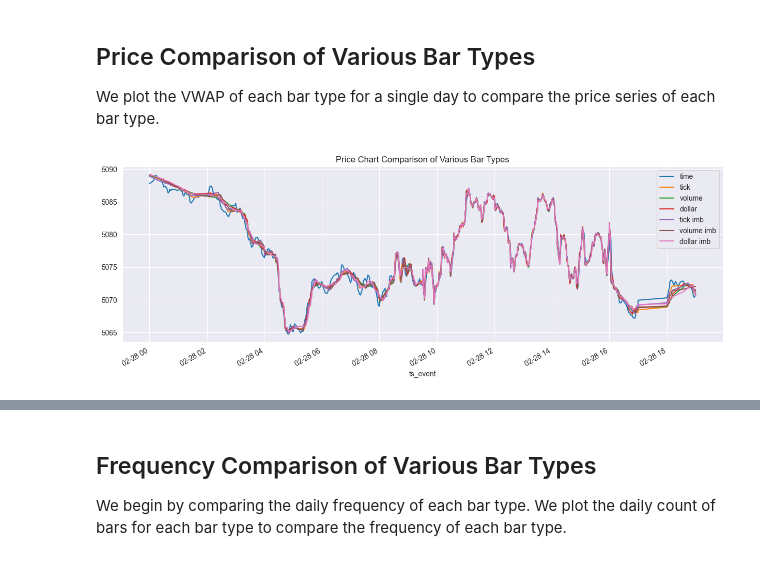
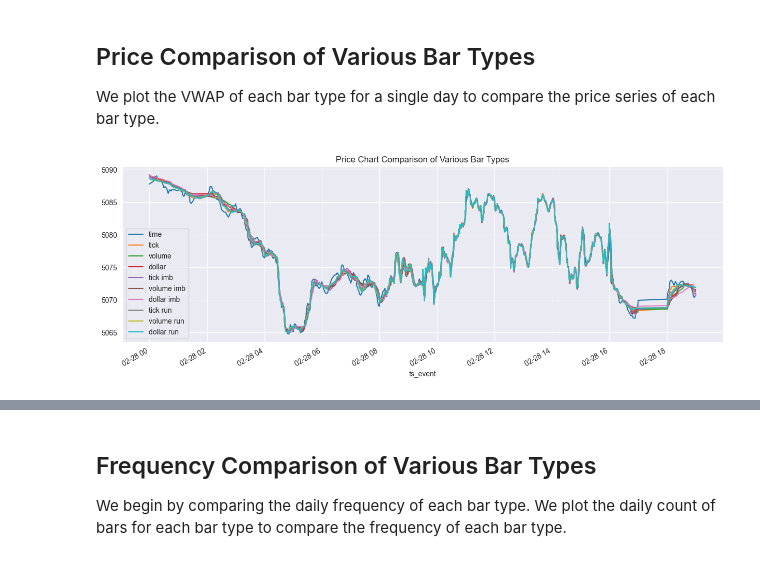
Before and after one commit to OneSqaured/onetrading, a Jupyter notebook: analysis/bar_comparison.ipynb, the cells around one changed output, grey strips where cells are left out. Saved outputs shown, nothing was run; the diff lists cells and outputs as text; code cells hidden in the pictures.

```diff
--- a/analysis/bar_comparison.ipynb
+++ b/analysis/bar_comparison.ipynb
@@ -25,6 +25,9 @@ dollar = DollarBar(symbol, tz)
 tib = TickImbalanceBar(symbol, tz)
 vib = VolumeImbalanceBar(symbol, tz)
 dib = DollarImbalanceBar(symbol, tz)
+trb = TickRunBar(symbol, tz)
+vrb = VolumeRunBar(symbol, tz)
+drb = DollarRunBar(symbol, tz)
 # %%
 # some parameters are chosen to ensure roughly equal number of bars each day
 if rerun:
@@ -51,6 +54,18 @@ if rerun:
     dib_bar = dib.get_bar(imb_bar_start_date, end_date, initial_size=1000, alpha=0.97, max_imbalance=250000)
     dib_bar = dib_bar.loc[dib_bar["ts_event"] >= start_date]
     dib_bar.to_pickle("data/dib_bar.pkl")
+
+    trb_bar = trb.get_bar(imb_bar_start_date, end_date, max_run=500)
+    trb_bar = trb_bar.loc[trb_bar["ts_event"] >= start_date]
+    trb_bar.to_pickle("data/trb_bar.pkl")
+
+    vrb_bar = vrb.get_bar(imb_bar_start_date, end_date, max_run=1000)
+    vrb_bar = vrb_bar.loc[vrb_bar["ts_event"] >= start_date]
+    vrb_bar.to_pickle("data/vrb_bar.pkl")
+
+    drb_bar = drb.get_bar(imb_bar_start_date, end_date, max_run=5000000)
+    drb_bar = drb_bar.loc[drb_bar["ts_event"] >= start_date]
+    drb_bar.to_pickle("data/drb_bar.pkl")
 else:
     time_bar = pd.read_pickle("data/time_bar.pkl")
     tick_bar = pd.read_pickle("data/tick_bar.pkl")
@@ -59,6 +74,9 @@ else:
     tib_bar = pd.read_pickle("data/tib_bar.pkl")
     vib_bar = pd.read_pickle("data/vib_bar.pkl")
     dib_bar = pd.read_pickle("data/dib_bar.pkl")
+    trb_bar = pd.read_pickle("data/trb_bar.pkl")
+    vrb_bar = pd.read_pickle("data/vrb_bar.pkl")
+    drb_bar = pd.read_pickle("data/drb_bar.pkl")
 # %%
 time_bar = filter_bars_for_market_open(time_bar, start_date, end_date, market="CME_Equity", tz=tz)
 tick_bar = filter_bars_for_market_open(tick_bar, start_date, end_date, market="CME_Equity", tz=tz)
@@ -67,6 +85,9 @@ dollar_bar = filter_bars_for_market_open(dollar_bar, start_date, end_date, marke
 tib_bar = filter_bars_for_market_open(tib_bar, start_date, end_date, market="CME_Equity", tz=tz)
 vib_bar = filter_bars_for_market_open(vib_bar, start_date, end_date, market="CME_Equity", tz=tz)
 dib_bar = filter_bars_for_market_open(dib_bar, start_date, end_date, market="CME_Equity", tz=tz)
+trb_bar = filter_bars_for_market_open(trb_bar, start_date, end_date, market="CME_Equity", tz=tz)
+vrb_bar = filter_bars_for_market_open(vrb_bar, start_date, end_date, market="CME_Equity", tz=tz)
+drb_bar = filter_bars_for_market_open(drb_bar, start_date, end_date, market="CME_Equity", tz=tz)
 # %% [markdown]
 ## Price Comparison of Various Bar Types
 
@@ -79,6 +100,9 @@ vwap_dollar_bar = dollar_bar[["ts_event", "vwap"]].rename(columns={"vwap": "doll
 vwap_tib_bar = tib_bar[["ts_event", "vwap"]].rename(columns={"vwap": "tick imb"})
 vwap_vib_bar = vib_bar[["ts_event", "vwap"]].rename(columns={"vwap": "volume imb"})
 vwap_dib_bar = dib_bar[["ts_event", "vwap"]].rename(columns={"vwap": "dollar imb"})
+vwap_trb_bar = trb_bar[["ts_event", "vwap"]].rename(columns={"vwap": "tick run"})
+vwap_vrb_bar = vrb_bar[["ts_event", "vwap"]].rename(columns={"vwap": "volume run"})
+vwap_drb_bar = drb_bar[["ts_event", "vwap"]].rename(columns={"vwap": "dollar run"})
 
 vwap = pd.merge(vwap_time_bar, vwap_tick_bar, on="ts_event", how="outer")
 vwap = pd.merge(vwap, vwap_volume_bar, on="ts_event", how="outer")
@@ -86,17 +110,21 @@ vwap = pd.merge(vwap, vwap_dollar_bar, on="ts_event", how="outer")
 vwap = pd.merge(vwap, vwap_tib_bar, on="ts_event", how="outer")
 vwap = pd.merge(vwap, vwap_vib_bar, on="ts_event", how="outer")
 vwap = pd.merge(vwap, vwap_dib_bar, on="ts_event", how="outer")
+vwap = pd.merge(vwap, vwap_trb_bar, on="ts_event", how="outer")
+vwap = pd.merge(vwap, vwap_vrb_bar, on="ts_event", how="outer")
+vwap = pd.merge(vwap, vwap_drb_bar, on="ts_event", how="outer")
 
 vwap = vwap.interpolate(method="linear")
 vwap = vwap.loc[vwap['ts_event'] >= vwap['ts_event'].max().strftime("%Y-%m-%d")]
 vwap = vwap.sort_values("ts_event")
 vwap = vwap.set_index("ts_event")
 # %%
-vwap.plot(y=["time", "tick", "volume", "dollar", "tick imb", "volume imb", "dollar imb"], figsize=(15, 5),
+vwap.plot(y=["time", "tick", "volume", "dollar", "tick imb", "volume imb", "dollar imb", "tick run", "volume run",
+             "dollar run"], figsize=(15, 5),
           title="Price Chart Comparison of Various Bar Types", grid=True, legend=True)
 plt.show()
 # %% [output]
-[figure, old version]
+[figure, new version]
 # %%
 vwap
 # %% [output]
```
Also changed, not shown: parts of 13 cells of this notebook, 6 other files.
